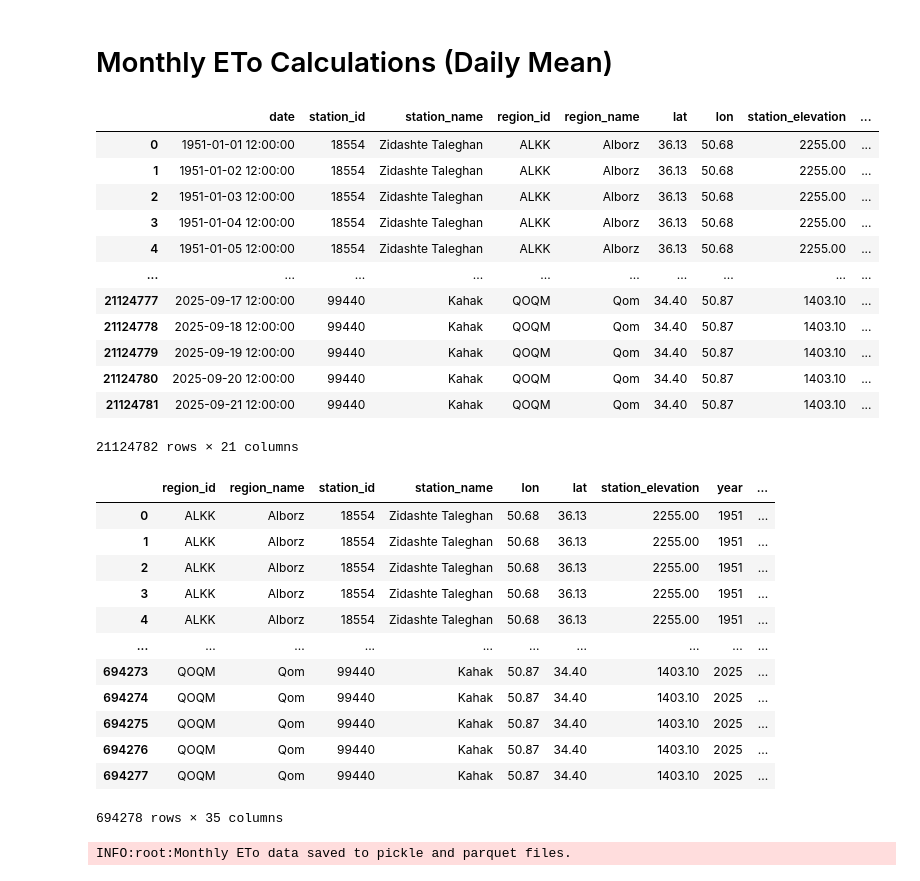
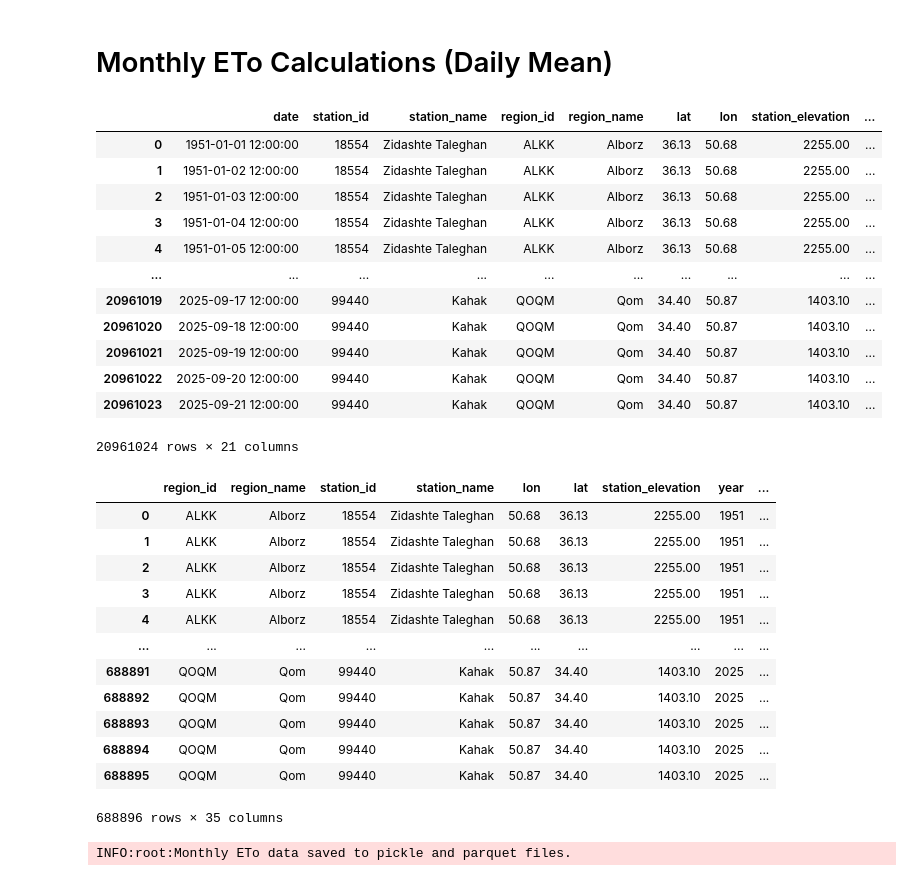
Before and after one commit to shirazialianpooya/panel-data-eto, a Jupyter notebook: src/Python/_02_Calculate_ETo.ipynb, the cells around one changed output. Cells and saved outputs as stored; diff of their text form; code cells hidden in the pictures.

```diff
--- a/src/Python/_02_Calculate_ETo.ipynb
+++ b/src/Python/_02_Calculate_ETo.ipynb
@@ -190,22 +190,22 @@ def calculate_eto_oudin(group):
     return eto
 
 eto_df_pm_fao56 = data.groupby(
-    ['region_id', 'station_id'],
+    ['region_id', 'region_name', 'station_id', 'station_name'],
     group_keys=True
 ).apply(calculate_eto_pm_fao56)
 
 eto_df_hargreaves = data.groupby(
-    ['region_id', 'station_id'],
+    ['region_id', 'region_name', 'station_id', 'station_name'],
     group_keys=True
 ).apply(calculate_eto_hargreaves)
 
 eto_df_blaney_criddle = data.groupby(
-    ['region_id', 'station_id'],
+    ['region_id', 'region_name', 'station_id', 'station_name'],
     group_keys=True
 ).apply(calculate_eto_blaney_criddle)
 
 eto_df_oudin = data.groupby(
-    ['region_id', 'station_id'],
+    ['region_id', 'region_name', 'station_id', 'station_name'],
     group_keys=True
 ).apply(calculate_eto_oudin)
 # %% [output]
@@ -231,25 +231,25 @@ Calculating ETo oudins for station ('QOQM', '99440')
 # %%
 if isinstance(eto_df_pm_fao56.index, pd.MultiIndex):
     eto_df_pm_fao56 = eto_df_pm_fao56.reset_index().rename(columns={0:'FAO56'})
-    data = pd.merge(data, eto_df_pm_fao56, on=['region_id', 'station_id', 'date'], how='left')
+    data = pd.merge(data, eto_df_pm_fao56, on=['region_id', 'region_name', 'station_id', 'station_name', 'date'], how='left')
 else:
     data = data.join(eto_df_pm_fao56)
 
 if isinstance(eto_df_hargreaves.index, pd.MultiIndex):
     eto_df_hargreaves = eto_df_hargreaves.reset_index().rename(columns={0:'Hargreaves'})
-    data = pd.merge(data, eto_df_hargreaves, on=['region_id', 'station_id', 'date'], how='left')
+    data = pd.merge(data, eto_df_hargreaves, on=['region_id', 'region_name', 'station_id', 'station_name', 'date'], how='left')
 else:
     data = data.join(eto_df_hargreaves)
 
 if isinstance(eto_df_blaney_criddle.index, pd.MultiIndex):
     eto_df_blaney_criddle = eto_df_blaney_criddle.reset_index().rename(columns={0:'Blaney_Criddle'})
-    data = pd.merge(data, eto_df_blaney_criddle, on=['region_id', 'station_id', 'date'], how='left')
+    data = pd.merge(data, eto_df_blaney_criddle, on=['region_id', 'region_name', 'station_id', 'station_name', 'date'], how='left')
 else:
     data = data.join(eto_df_blaney_criddle)
 
 if isinstance(eto_df_oudin.index, pd.MultiIndex):
     eto_df_oudin = eto_df_oudin.reset_index().rename(columns={0:'Oudin'})
-    data = pd.merge(data, eto_df_oudin, on=['region_id', 'station_id', 'date'], how='left')
+    data = pd.merge(data, eto_df_oudin, on=['region_id', 'region_name', 'station_id', 'station_name', 'date'], how='left')
 else:
     data = data.join(eto_df_oudin)
 
@@ -342,18 +342,18 @@ data
 | 3 | 1951-01-04 12:00:00 | 18554 | Zidashte Taleghan | ALKK | Alborz | 36.13 | 50.68 | 2255.00 | ... |
 | 4 | 1951-01-05 12:00:00 | 18554 | Zidashte Taleghan | ALKK | Alborz | 36.13 | 50.68 | 2255.00 | ... |
 | ... | ... | ... | ... | ... | ... | ... | ... | ... | ... |
-| 21124777 | 2025-09-17 12:00:00 | 99440 | Kahak | QOQM | Qom | 34.40 | 50.87 | 1403.10 | ... |
-| 21124778 | 2025-09-18 12:00:00 | 99440 | Kahak | QOQM | Qom | 34.40 | 50.87 | 1403.10 | ... |
-| 21124779 | 2025-09-19 12:00:00 | 99440 | Kahak | QOQM | Qom | 34.40 | 50.87 | 1403.10 | ... |
-| 21124780 | 2025-09-20 12:00:00 | 99440 | Kahak | QOQM | Qom | 34.40 | 50.87 | 1403.10 | ... |
-| 21124781 | 2025-09-21 12:00:00 | 99440 | Kahak | QOQM | Qom | 34.40 | 50.87 | 1403.10 | ... |
+| 20961019 | 2025-09-17 12:00:00 | 99440 | Kahak | QOQM | Qom | 34.40 | 50.87 | 1403.10 | ... |
+| 20961020 | 2025-09-18 12:00:00 | 99440 | Kahak | QOQM | Qom | 34.40 | 50.87 | 1403.10 | ... |
+| 20961021 | 2025-09-19 12:00:00 | 99440 | Kahak | QOQM | Qom | 34.40 | 50.87 | 1403.10 | ... |
+| 20961022 | 2025-09-20 12:00:00 | 99440 | Kahak | QOQM | Qom | 34.40 | 50.87 | 1403.10 | ... |
+| 20961023 | 2025-09-21 12:00:00 | 99440 | Kahak | QOQM | Qom | 34.40 | 50.87 | 1403.10 | ... |
-21124782 rows × 21 columns
+20961024 rows × 21 columns
 # %%
 data['year'] = data['date'].dt.year
 data['month'] = data['date'].dt.month
 
 monthly_data = data.groupby(
-    ['region_id', 'station_id', 'year', 'month'],
+    ['region_id', 'region_name', 'station_id', 'station_name', 'year', 'month'],
     group_keys=True
 ).agg({
     'tm': ['mean', 'count'],
@@ -369,8 +369,6 @@ monthly_data = data.groupby(
     'Hargreaves': ['sum', 'count'],
     'Blaney_Criddle': ['sum', 'count'],
     'Oudin': ['sum', 'count'],
-    'region_name': 'first',
-    'station_name': 'first',
     'lon': 'first',
     'lat': 'first',
     'station_elevation': 'first',
@@ -402,39 +400,39 @@ monthly_data = monthly_data.round(2)
 
 # if *_count = 0, set the corresponding mean/sum to NaN
 for col in monthly_data.columns:
     if col.endswith('_count'):
         if col == 'date_count':
             continue
         mean_col = col.replace('_count', '')
         monthly_data.loc[monthly_data[col] == 0, mean_col] = np.nan
 
 # percent of day in month with data
 for col in monthly_data.columns:
     if col.endswith('_count'):
         if col == 'date_count':
             continue
         monthly_data[col] = (monthly_data[col] / monthly_data['date_count']) * 100
         monthly_data[col] = monthly_data[col].round(2)
 
 monthly_data.columns = [col.replace('_count', '_percent') for col in monthly_data.columns]
 
 monthly_data.drop(columns=['date_percent'], inplace=True)
 
 monthly_data
 # %% [output]
 |  | region_id | region_name | station_id | station_name | lon | lat | station_elevation | year | ... |
 | 0 | ALKK | Alborz | 18554 | Zidashte Taleghan | 50.68 | 36.13 | 2255.00 | 1951 | ... |
 | 1 | ALKK | Alborz | 18554 | Zidashte Taleghan | 50.68 | 36.13 | 2255.00 | 1951 | ... |
 | 2 | ALKK | Alborz | 18554 | Zidashte Taleghan | 50.68 | 36.13 | 2255.00 | 1951 | ... |
 | 3 | ALKK | Alborz | 18554 | Zidashte Taleghan | 50.68 | 36.13 | 2255.00 | 1951 | ... |
 | 4 | ALKK | Alborz | 18554 | Zidashte Taleghan | 50.68 | 36.13 | 2255.00 | 1951 | ... |
 | ... | ... | ... | ... | ... | ... | ... | ... | ... | ... |
-| 694273 | QOQM | Qom | 99440 | Kahak | 50.87 | 34.40 | 1403.10 | 2025 | ... |
-| 694274 | QOQM | Qom | 99440 | Kahak | 50.87 | 34.40 | 1403.10 | 2025 | ... |
-| 694275 | QOQM | Qom | 99440 | Kahak | 50.87 | 34.40 | 1403.10 | 2025 | ... |
-| 694276 | QOQM | Qom | 99440 | Kahak | 50.87 | 34.40 | 1403.10 | 2025 | ... |
-| 694277 | QOQM | Qom | 99440 | Kahak | 50.87 | 34.40 | 1403.10 | 2025 | ... |
+| 688891 | QOQM | Qom | 99440 | Kahak | 50.87 | 34.40 | 1403.10 | 2025 | ... |
+| 688892 | QOQM | Qom | 99440 | Kahak | 50.87 | 34.40 | 1403.10 | 2025 | ... |
+| 688893 | QOQM | Qom | 99440 | Kahak | 50.87 | 34.40 | 1403.10 | 2025 | ... |
+| 688894 | QOQM | Qom | 99440 | Kahak | 50.87 | 34.40 | 1403.10 | 2025 | ... |
+| 688895 | QOQM | Qom | 99440 | Kahak | 50.87 | 34.40 | 1403.10 | 2025 | ... |
-694278 rows × 35 columns
+688896 rows × 35 columns
 # %%
 # # To pickle in data folder
 # with open('../../data/Iran_Monthly_Daily_Mean_ETo_1951_2025.pkl', 'wb') as f:
```
Also changed, not shown: parts of 10 cells of this notebook, 2 other files.
